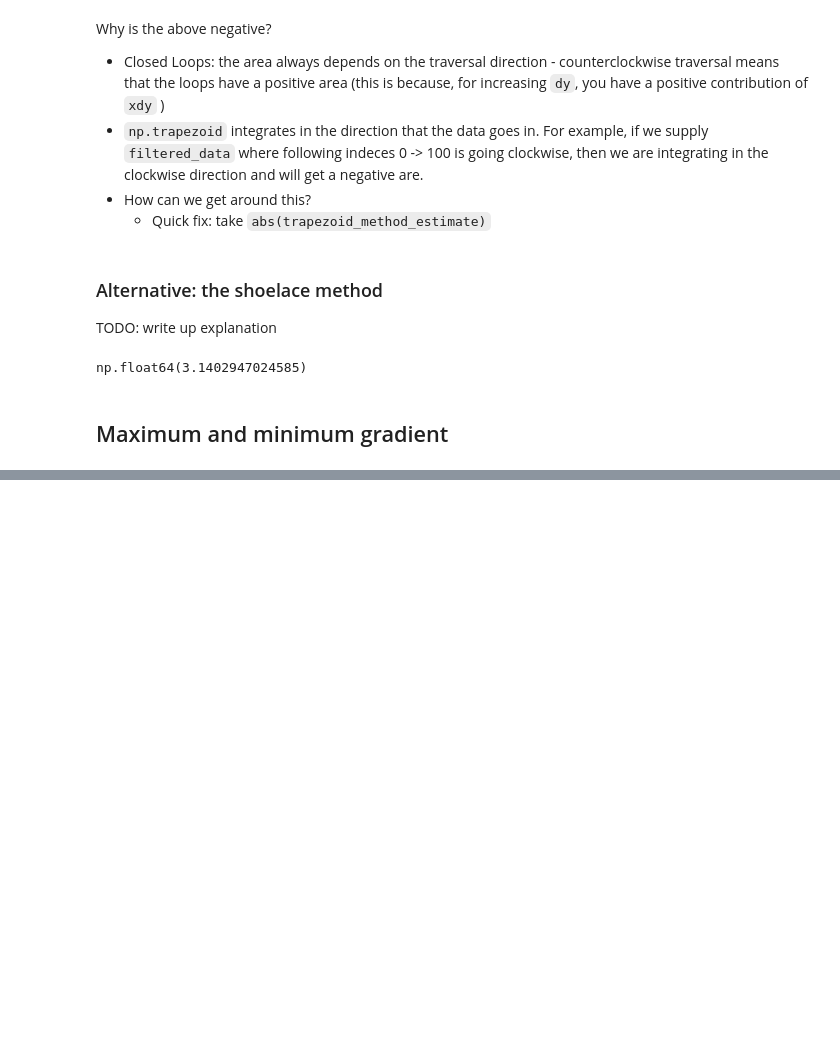
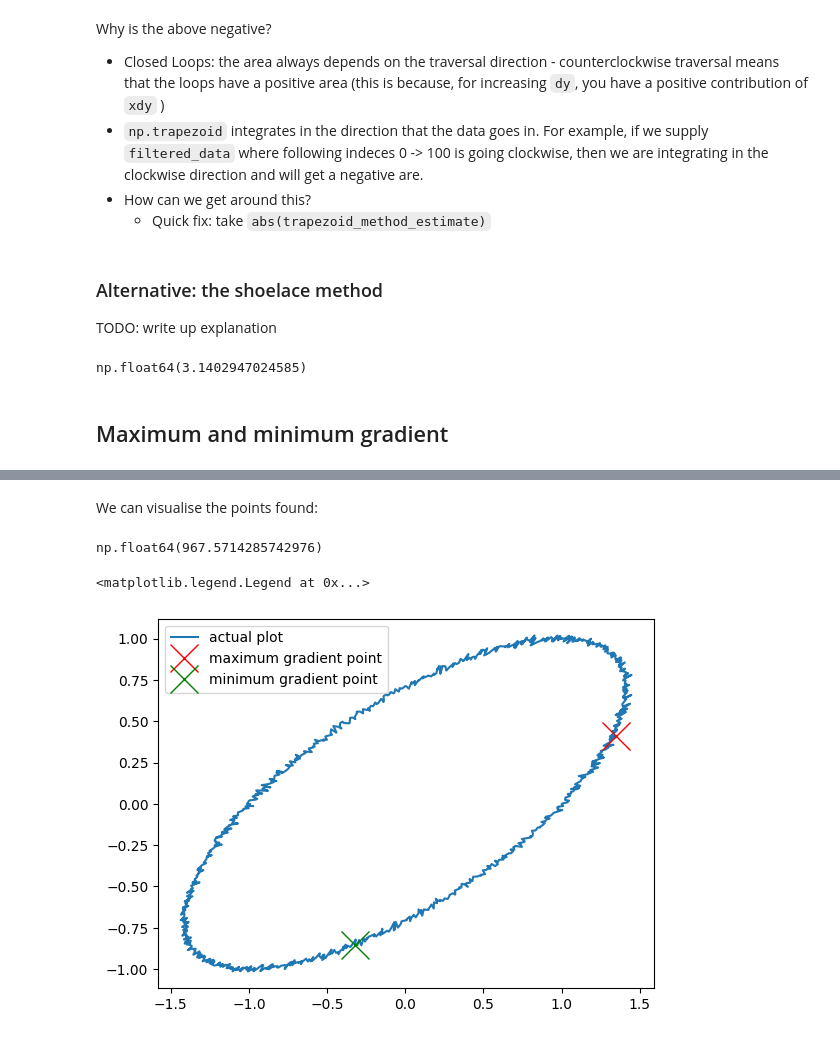
Before and after one commit to ayahusseini/loops-tutorial, a Jupyter notebook: tutorial.ipynb, the cells around one changed output, grey strips where cells are left out. Saved outputs shown, nothing was run; the diff lists cells and outputs as text; code cells hidden in the pictures; blank space fills up the shorter version.

```diff
--- a/tutorial.ipynb
+++ b/tutorial.ipynb
@@ -122,0 +189,27 @@ np.float64(3.1402947024585)
+# %%
+dx = np.gradient(x)
+dy = np.gradient(y)
+# %%
+slope = dy/dx
+max_grad = np.nanmax(slope)
+min_grad = np.nanmin(slope)
+
+max_idx = np.argmax(slope)
+min_idx = np.argmin(slope)
+# %% [markdown]
+We can visualise the points found:
+# %%
+np.nanmax(slope)
+# %% [output]
+np.float64(967.5714285742976)
+# %%
+# Draw loop and tangent lines at max/min slope points
+plt.plot(x, y, '-', label='actual plot')
+plt.plot(x[max_idx], y[max_idx], 'rx', markersize=20,
+         label='maximum gradient point')
+plt.plot(x[min_idx], y[min_idx], 'gx', markersize=20,
+         label='minimum gradient point')
+plt.legend()
+# %% [output]
+<matplotlib.legend.Legend at 0x...>
+[figure, added]
```
Also changed, not shown: parts of 11 cells of this notebook.
